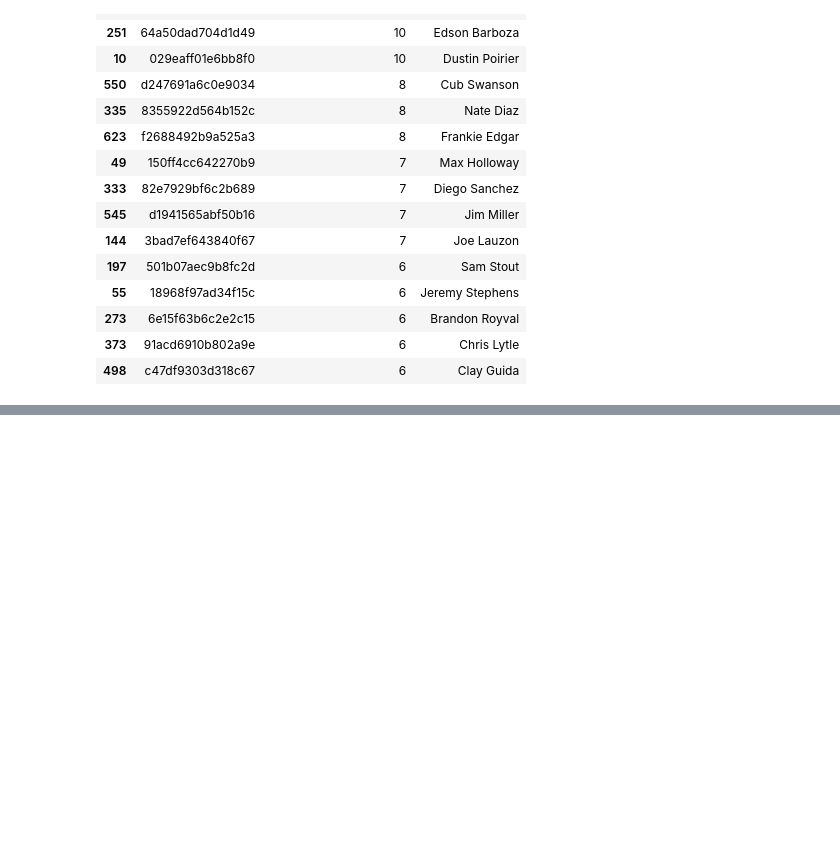
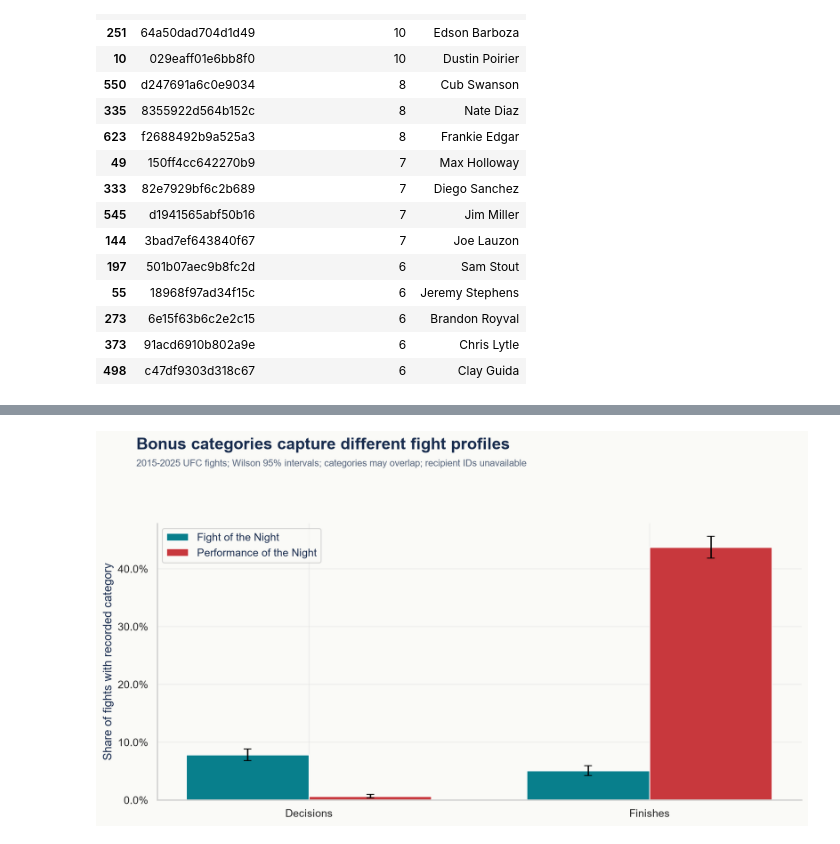
Before and after one commit to DQuanBui/UFC_Fights_Analysis, a Jupyter notebook: notebooks/06_round_analysis.ipynb, the cells around one changed output, grey strips where cells are left out. Cells and saved outputs as stored; diff of their text form; code cells hidden in the pictures; blank space fills up the shorter version.

```diff
--- a/notebooks/06_round_analysis.ipynb
+++ b/notebooks/06_round_analysis.ipynb
@@ -315,0 +278,5 @@ display(deep_tables['deep_bonus_division_standardization'])
+# %%
+from src.research_visualization import research_chart
+show(research_chart('09'))
+# %% [output]
+[figure, added]
```
Also changed, not shown: parts of 23 cells of this notebook, 24 other files.
